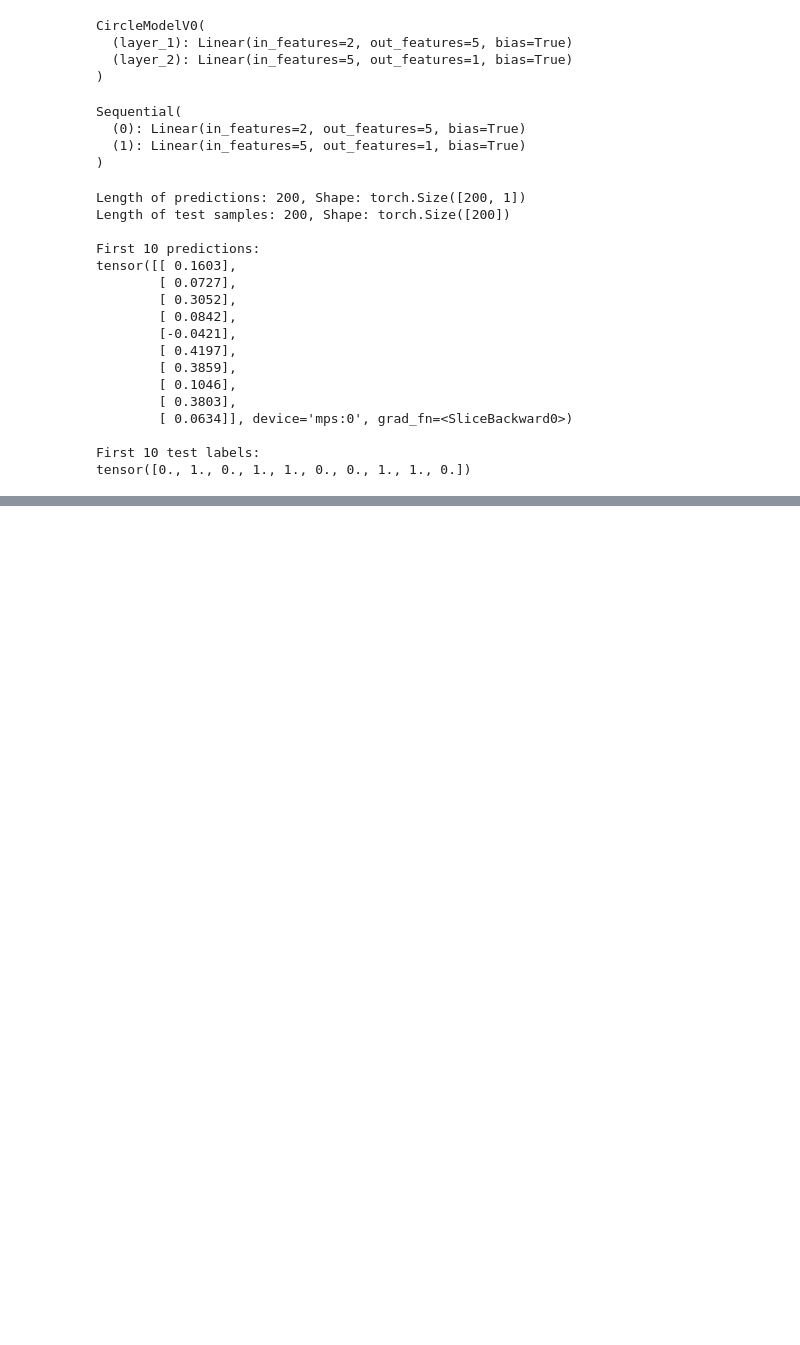
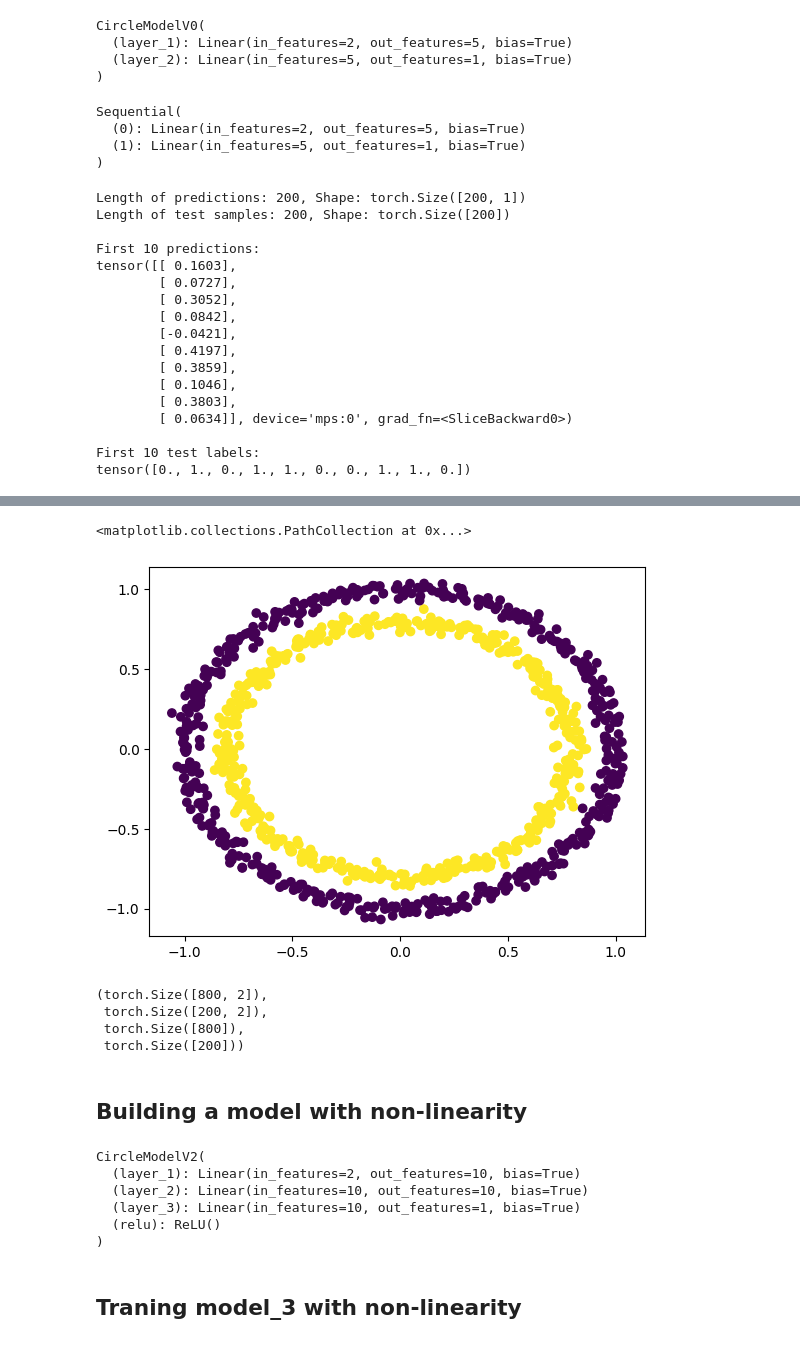
Before and after one commit to northpr/pytorch-resource, a Jupyter notebook: nbs/02_pytorch_neuralnet_classification.ipynb, the cells around one changed output, grey strips where cells are left out. Cells and saved outputs as stored; diff of their text form; code cells hidden in the pictures; blank space fills up the shorter version.

```diff
--- a/nbs/02_pytorch_neuralnet_classification.ipynb
+++ b/nbs/02_pytorch_neuralnet_classification.ipynb
@@ -198,0 +452,12 @@ tensor([0., 1., 0., 1., 1., 0., 0., 1., 1., 0.])
+# %%
+# Make and plot data
+import matplotlib.pyplot as plt
+from sklearn.datasets import make_circles
+
+n_samples = 1000
+
+x, y = make_circles(n_samples=1000,
+                   noise=0.03,
+                   random_state=42)
+
+x[0:10], y[0:10]
@@ -198,0 +476,49 @@ tensor([0., 1., 0., 1., 1., 0., 0., 1., 1., 0.])
+# %%
+plt.scatter(x[:,0], x[:,1], c=y)
+# %% [output]
+<matplotlib.collections.PathCollection at 0x...>
+[figure, added]
+# %%
+import torch
+from sklearn.model_selection import train_test_split
+
+# Turn data into tensors
+x = torch.from_numpy(x).type(torch.float32)
+y = torch.from_numpy(y).type(torch.float32)
+
+# Split into train and test sets
+x_train, x_test, y_train, y_test = train_test_split(x, y, test_size=0.2, random_state=123)
+
+x_train.shape, x_test.shape, y_train.shape, y_test.shape
+# %% [output]
+(torch.Size([800, 2]),
+ torch.Size([200, 2]),
+ torch.Size([800]),
+ torch.Size([200]))
+# %% [markdown]
+## Building a model with non-linearity
+# %%
+class CircleModelV2(nn.Module):
+    def __init__(self):
+        super().__init__()
+        self.layer_1 = nn.Linear(in_features=2, out_features=10)
+        self.layer_2 = nn.Linear(in_features=10, out_features=10)
+        self.layer_3 = nn.Linear(in_features=10, out_features=1)
+        self.relu = nn.ReLU() # <- add in ReLU activation function
+        # Can also put sigmoid in the model
+        # This would mean you don't to use it  on the prediction
+        # self.sigmoid = nn.Sigmoid()
+
+    def forward(self, x):
+        # Intersperse the ReLU activation function between layers
+        return self.layer_3(self.relu(self.layer_2(self.relu(self.layer_1(x)))))
+
+model_3 = CircleModelV2().to(device)
+print(model_3)
+# %% [output]
+CircleModelV2(
+  (layer_1): Linear(in_features=2, out_features=10, bias=True)
+  (layer_2): Linear(in_features=10, out_features=10, bias=True)
+  (layer_3): Linear(in_features=10, out_features=1, bias=True)
+  (relu): ReLU()
+)
@@ -198,0 +529,2 @@ tensor([0., 1., 0., 1., 1., 0., 0., 1., 1., 0.])
+# %% [markdown]
+## Traning model_3 with non-linearity
```
Also changed, not shown: parts of 29 cells of this notebook, 1 other file.
